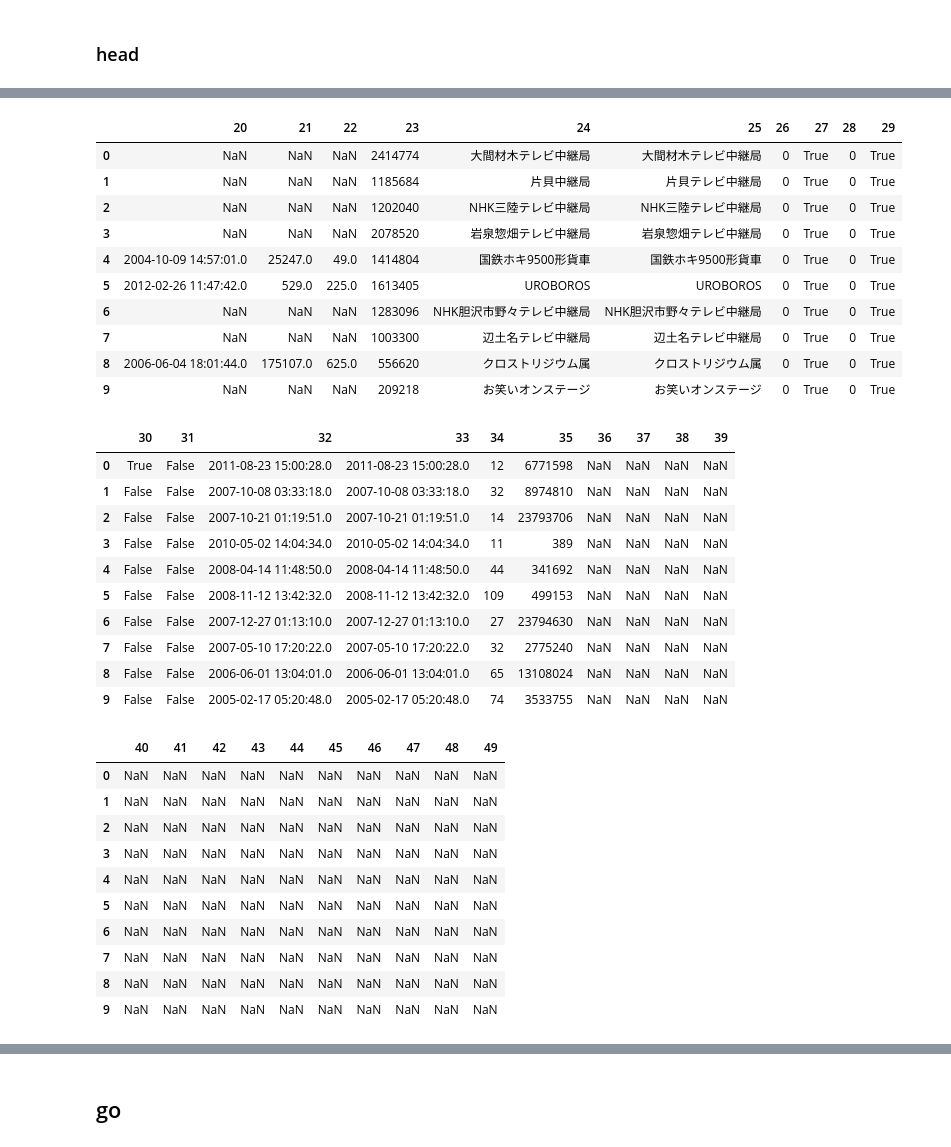
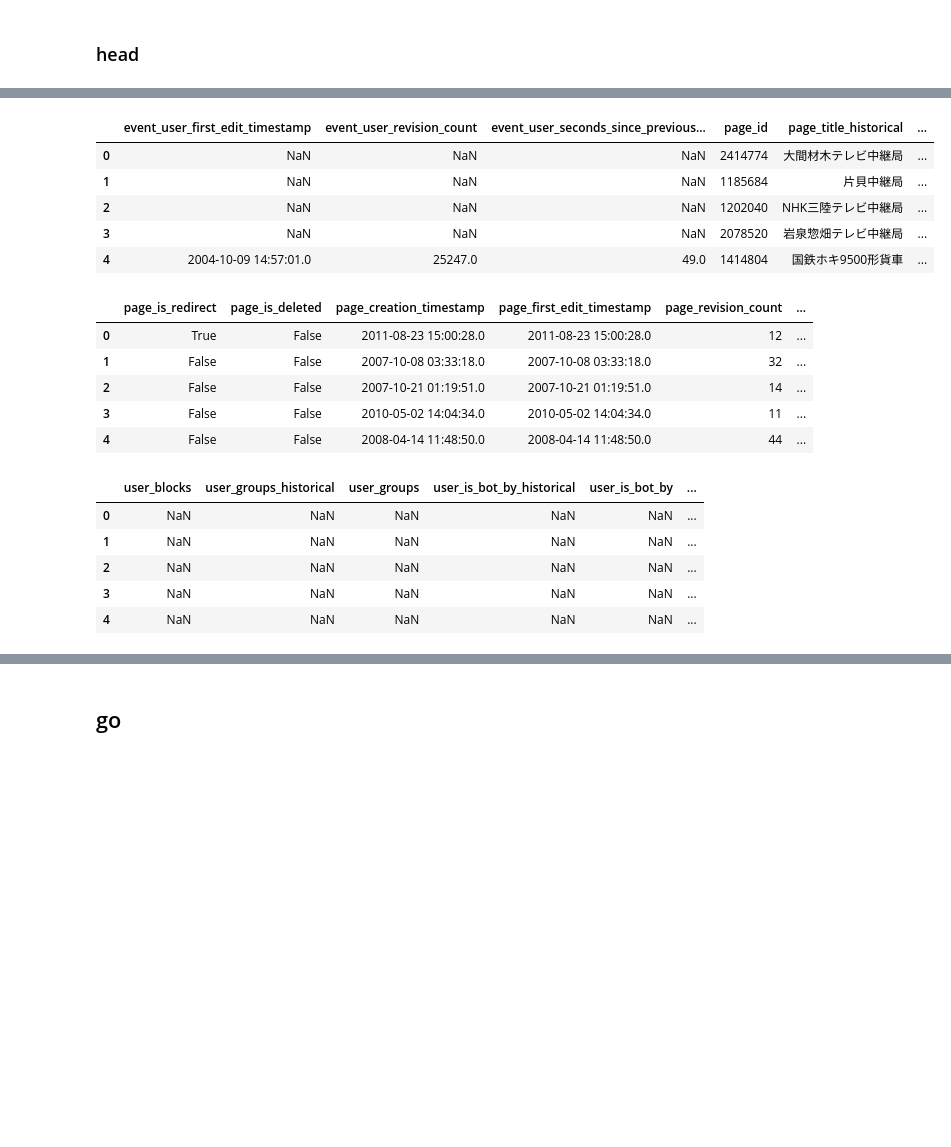
Before and after one commit to bhrdj/predwikt, a Jupyter notebook: notebooks/1.15-sfb-history-tables-to-mariadb.ipynb, the cells around one changed output, grey strips where cells are left out. Cells and saved outputs as stored; diff of their text form; code cells hidden in the pictures; blank space fills up the shorter version.

```diff
--- a/notebooks/1.15-sfb-history-tables-to-mariadb.ipynb
+++ b/notebooks/1.15-sfb-history-tables-to-mariadb.ipynb
@@ -9,4 +10,7 @@ import os, pandas as pd, numpy as np
 # %%
 datapath = '../data/raw/jawiki/dumps_unzipped/'
+# %%
+mtdt = pd.read_csv('../references/metadata/history.tsv', sep='\t')
+# print(mtdt.col_name.tolist())
 # %% [markdown]
 ### head
@@ -13,2 +27,2 @@ datapath = '../data/raw/jawiki/dumps_unzipped/'
 # %%
-pd.read_csv(datapath+'2021-12.jawiki.2013.tsv', sep='\t', nrows=10, header=None).shape
+head = pd.read_csv(datapath+'2021-12.jawiki.2013.tsv', sep='\t', nrows=10, header=None, names=mtdt.col_name.tolist())
@@ -45,43 +67,28 @@ pd.read_csv(datapath+'2021-12.jawiki.2013.tsv', sep='\t', nrows=10, header=None)
 # %%
-pd.read_csv(datapath+'2021-12.jawiki.2013.tsv', sep='\t', nrows=10, header=None).iloc[:,20:30]
+head.iloc[:5,20:30]
 # %% [output]
-|  | 20 | 21 | 22 | 23 | 24 | 25 | 26 | 27 | 28 | 29 |
-| 0 | NaN | NaN | NaN | 2414774 | 大間材木テレビ中継局 | 大間材木テレビ中継局 | 0 | True | 0 | True |
-| 1 | NaN | NaN | NaN | 1185684 | 片貝中継局 | 片貝テレビ中継局 | 0 | True | 0 | True |
-| 2 | NaN | NaN | NaN | 1202040 | NHK三陸テレビ中継局 | NHK三陸テレビ中継局 | 0 | True | 0 | True |
-| 3 | NaN | NaN | NaN | 2078520 | 岩泉惣畑テレビ中継局 | 岩泉惣畑テレビ中継局 | 0 | True | 0 | True |
-| 4 | 2004-10-09 14:57:01.0 | 25247.0 | 49.0 | 1414804 | 国鉄ホキ9500形貨車 | 国鉄ホキ9500形貨車 | 0 | True | 0 | True |
-| 5 | 2012-02-26 11:47:42.0 | 529.0 | 225.0 | 1613405 | UROBOROS | UROBOROS | 0 | True | 0 | True |
-| 6 | NaN | NaN | NaN | 1283096 | NHK胆沢市野々テレビ中継局 | NHK胆沢市野々テレビ中継局 | 0 | True | 0 | True |
-| 7 | NaN | NaN | NaN | 1003300 | 辺土名テレビ中継局 | 辺土名テレビ中継局 | 0 | True | 0 | True |
-| 8 | 2006-06-04 18:01:44.0 | 175107.0 | 625.0 | 556620 | クロストリジウム属 | クロストリジウム属 | 0 | True | 0 | True |
-| 9 | NaN | NaN | NaN | 209218 | お笑いオンステージ | お笑いオンステージ | 0 | True | 0 | True |
+|  | event_user_first_edit_timestamp | event_user_revision_count | event_user_seconds_since_previous... | page_id | page_title_historical | ... |
+| 0 | NaN | NaN | NaN | 2414774 | 大間材木テレビ中継局 | ... |
+| 1 | NaN | NaN | NaN | 1185684 | 片貝中継局 | ... |
+| 2 | NaN | NaN | NaN | 1202040 | NHK三陸テレビ中継局 | ... |
+| 3 | NaN | NaN | NaN | 2078520 | 岩泉惣畑テレビ中継局 | ... |
+| 4 | 2004-10-09 14:57:01.0 | 25247.0 | 49.0 | 1414804 | 国鉄ホキ9500形貨車 | ... |
 # %%
-pd.read_csv(datapath+'2021-12.jawiki.2013.tsv', sep='\t', nrows=10, header=None).iloc[:,30:40]
+head.iloc[:5,30:40]
 # %% [output]
-|  | 30 | 31 | 32 | 33 | 34 | 35 | 36 | 37 | 38 | 39 |
-| 0 | True | False | 2011-08-23 15:00:28.0 | 2011-08-23 15:00:28.0 | 12 | 6771598 | NaN | NaN | NaN | NaN |
-| 1 | False | False | 2007-10-08 03:33:18.0 | 2007-10-08 03:33:18.0 | 32 | 8974810 | NaN | NaN | NaN | NaN |
-| 2 | False | False | 2007-10-21 01:19:51.0 | 2007-10-21 01:19:51.0 | 14 | 23793706 | NaN | NaN | NaN | NaN |
-| 3 | False | False | 2010-05-02 14:04:34.0 | 2010-05-02 14:04:34.0 | 11 | 389 | NaN | NaN | NaN | NaN |
-| 4 | False | False | 2008-04-14 11:48:50.0 | 2008-04-14 11:48:50.0 | 44 | 341692 | NaN | NaN | NaN | NaN |
-| 5 | False | False | 2008-11-12 13:42:32.0 | 2008-11-12 13:42:32.0 | 109 | 499153 | NaN | NaN | NaN | NaN |
-| 6 | False | False | 2007-12-27 01:13:10.0 | 2007-12-27 01:13:10.0 | 27 | 23794630 | NaN | NaN | NaN | NaN |
-| 7 | False | False | 2007-05-10 17:20:22.0 | 2007-05-10 17:20:22.0 | 32 | 2775240 | NaN | NaN | NaN | NaN |
-| 8 | False | False | 2006-06-01 13:04:01.0 | 2006-06-01 13:04:01.0 | 65 | 13108024 | NaN | NaN | NaN | NaN |
-| 9 | False | False | 2005-02-17 05:20:48.0 | 2005-02-17 05:20:48.0 | 74 | 3533755 | NaN | NaN | NaN | NaN |
+|  | page_is_redirect | page_is_deleted | page_creation_timestamp | page_first_edit_timestamp | page_revision_count | ... |
+| 0 | True | False | 2011-08-23 15:00:28.0 | 2011-08-23 15:00:28.0 | 12 | ... |
+| 1 | False | False | 2007-10-08 03:33:18.0 | 2007-10-08 03:33:18.0 | 32 | ... |
+| 2 | False | False | 2007-10-21 01:19:51.0 | 2007-10-21 01:19:51.0 | 14 | ... |
+| 3 | False | False | 2010-05-02 14:04:34.0 | 2010-05-02 14:04:34.0 | 11 | ... |
+| 4 | False | False | 2008-04-14 11:48:50.0 | 2008-04-14 11:48:50.0 | 44 | ... |
 # %%
-pd.read_csv(datapath+'2021-12.jawiki.2013.tsv', sep='\t', nrows=10, header=None).iloc[:,40:50]
+head.iloc[:5,40:50]
 # %% [output]
-|  | 40 | 41 | 42 | 43 | 44 | 45 | 46 | 47 | 48 | 49 |
-| 0 | NaN | NaN | NaN | NaN | NaN | NaN | NaN | NaN | NaN | NaN |
-| 1 | NaN | NaN | NaN | NaN | NaN | NaN | NaN | NaN | NaN | NaN |
-| 2 | NaN | NaN | NaN | NaN | NaN | NaN | NaN | NaN | NaN | NaN |
-| 3 | NaN | NaN | NaN | NaN | NaN | NaN | NaN | NaN | NaN | NaN |
-| 4 | NaN | NaN | NaN | NaN | NaN | NaN | NaN | NaN | NaN | NaN |
-| 5 | NaN | NaN | NaN | NaN | NaN | NaN | NaN | NaN | NaN | NaN |
-| 6 | NaN | NaN | NaN | NaN | NaN | NaN | NaN | NaN | NaN | NaN |
-| 7 | NaN | NaN | NaN | NaN | NaN | NaN | NaN | NaN | NaN | NaN |
-| 8 | NaN | NaN | NaN | NaN | NaN | NaN | NaN | NaN | NaN | NaN |
-| 9 | NaN | NaN | NaN | NaN | NaN | NaN | NaN | NaN | NaN | NaN |
+|  | user_blocks | user_groups_historical | user_groups | user_is_bot_by_historical | user_is_bot_by | ... |
+| 0 | NaN | NaN | NaN | NaN | NaN | ... |
+| 1 | NaN | NaN | NaN | NaN | NaN | ... |
+| 2 | NaN | NaN | NaN | NaN | NaN | ... |
+| 3 | NaN | NaN | NaN | NaN | NaN | ... |
+| 4 | NaN | NaN | NaN | NaN | NaN | ... |
 # %%
```
Also changed, not shown: parts of 34 cells of this notebook, 6 other files.
